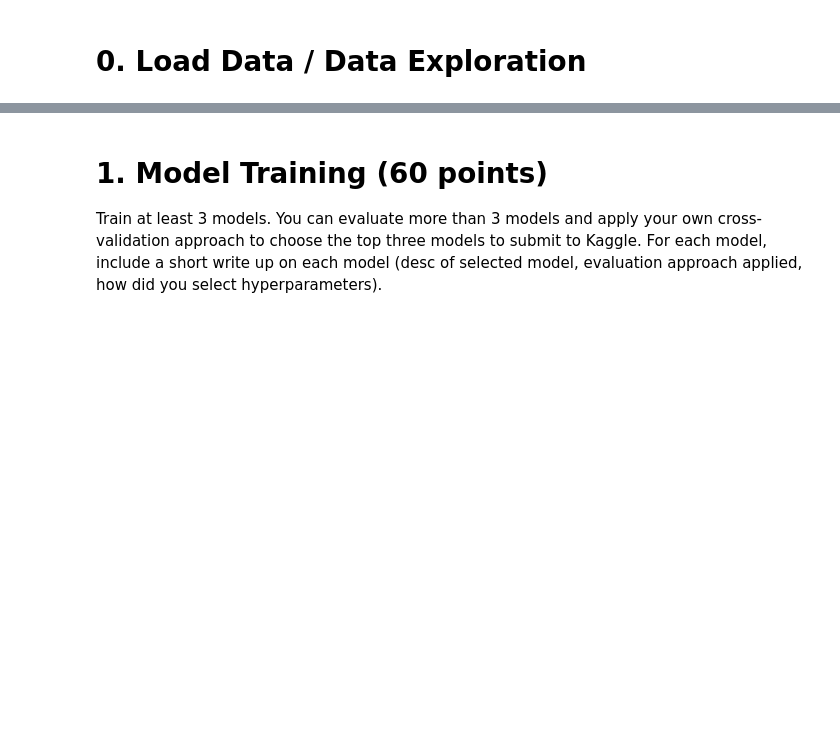
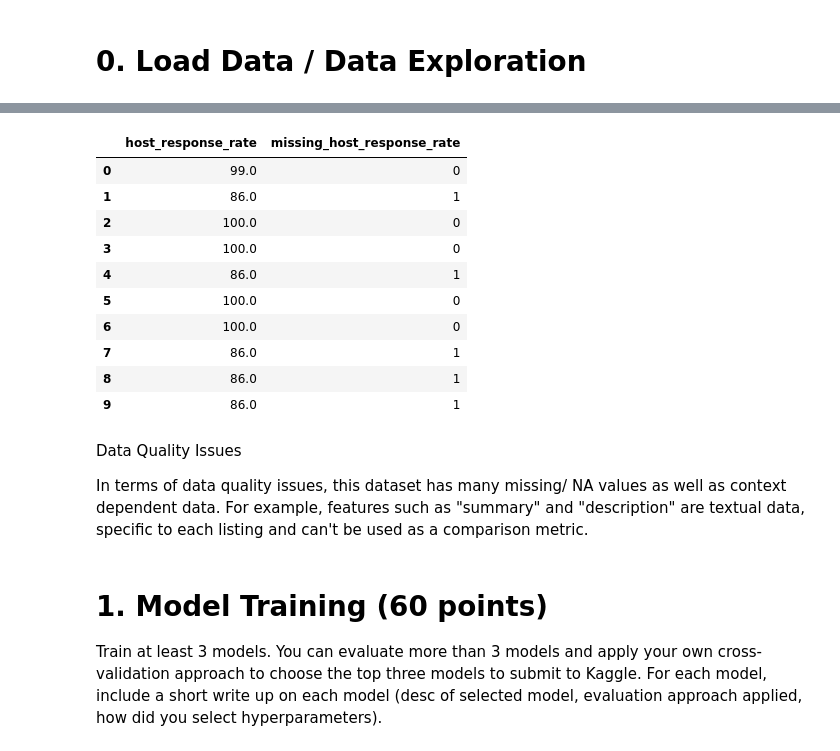
Before and after one commit to Willnguyen02/CS235F_HW2, a Jupyter notebook: CS235_HW2_Nguyen_William.ipynb, the cells around one changed output, grey strips where cells are left out. Saved outputs shown, nothing was run; the diff lists cells and outputs as text; code cells hidden in the pictures; blank space fills up the shorter version.

```diff
--- a/CS235_HW2_Nguyen_William.ipynb
+++ b/CS235_HW2_Nguyen_William.ipynb
@@ -23,3 +184,34 @@ trainDF.shape
+# %%
+# Convert features from precentages (strings) to floats
+
+# Replaced "host_response_rate" NA values with median value
+trainDF["host_response_rate"] = trainDF["host_response_rate"].str.rstrip("%").astype(float)
+
+median_response_rate = trainDF.loc[trainDF["host_response_rate"] < 100, "host_response_rate"].median() # since the distribution heavily-right skewed, median is calculated with values less than 100
+trainDF["missing_host_response_rate"] = trainDF["host_response_rate"].isna().astype(int) # created another column to account for missing host_response_rates values (1 for present, 0 for missing)
+
+# Replace with Median value
+trainDF["host_response_rate"] = trainDF["host_response_rate"].fillna(median_response_rate)
+
+
+# "missing_host_response_rate" highlights rows that were previously NA/ NULL
+trainDF[["host_response_rate", "missing_host_response_rate"]].head(10)
+# %% [output]
+|  | host_response_rate | missing_host_response_rate |
+| 0 | 99.0 | 0 |
+| 1 | 86.0 | 1 |
+| 2 | 100.0 | 0 |
+| 3 | 100.0 | 0 |
+| 4 | 86.0 | 1 |
+| 5 | 100.0 | 0 |
+| 6 | 100.0 | 0 |
+| 7 | 86.0 | 1 |
+| 8 | 86.0 | 1 |
+| 9 | 86.0 | 1 |
+# %% [markdown]
+Data Quality Issues
+
+In terms of data quality issues, this dataset has many missing/ NA values as well as context dependent data. For example, features such as "summary" and "description" are textual data, specific to each listing and can't be used as a comparison metric.
 # %% [markdown]
 # 1. Model Training (60 points)
 
```
Also changed, not shown: parts of 15 cells of this notebook.
